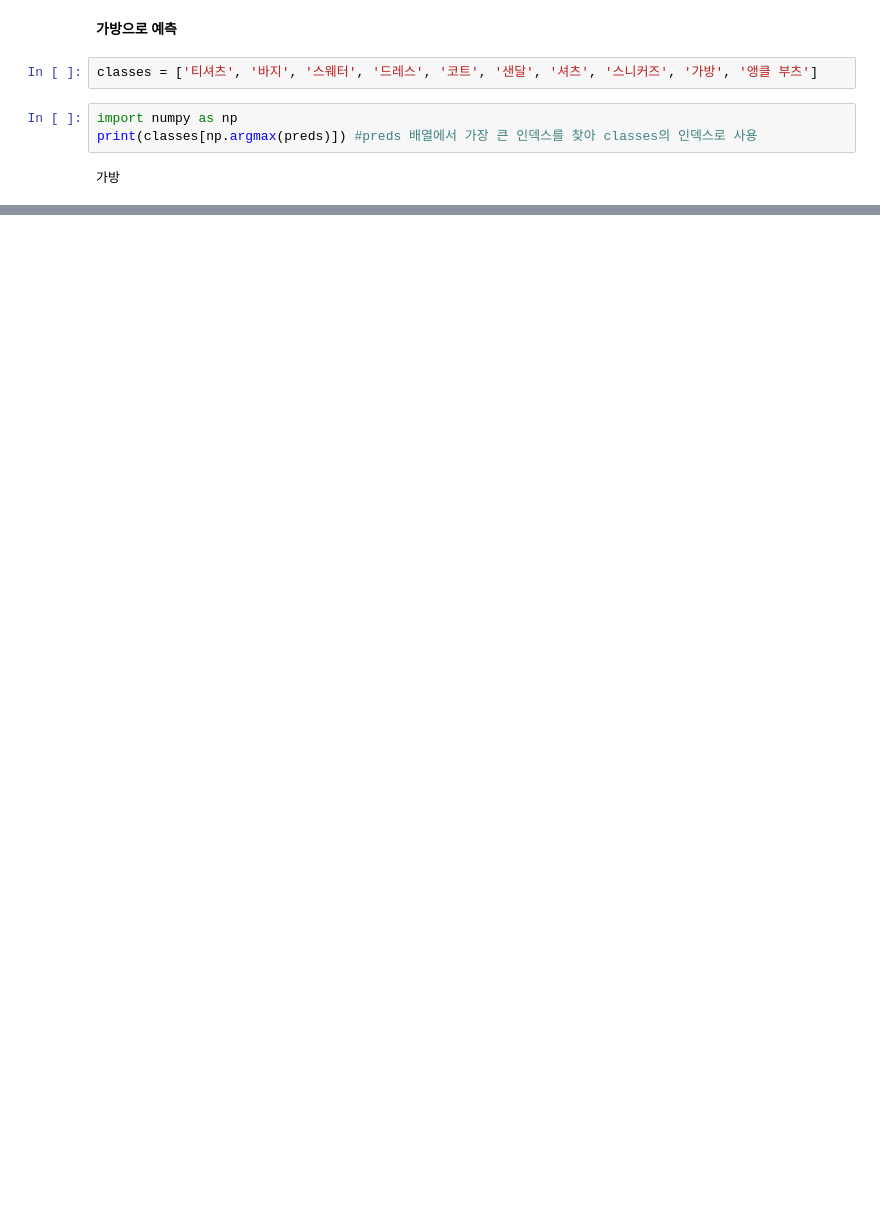
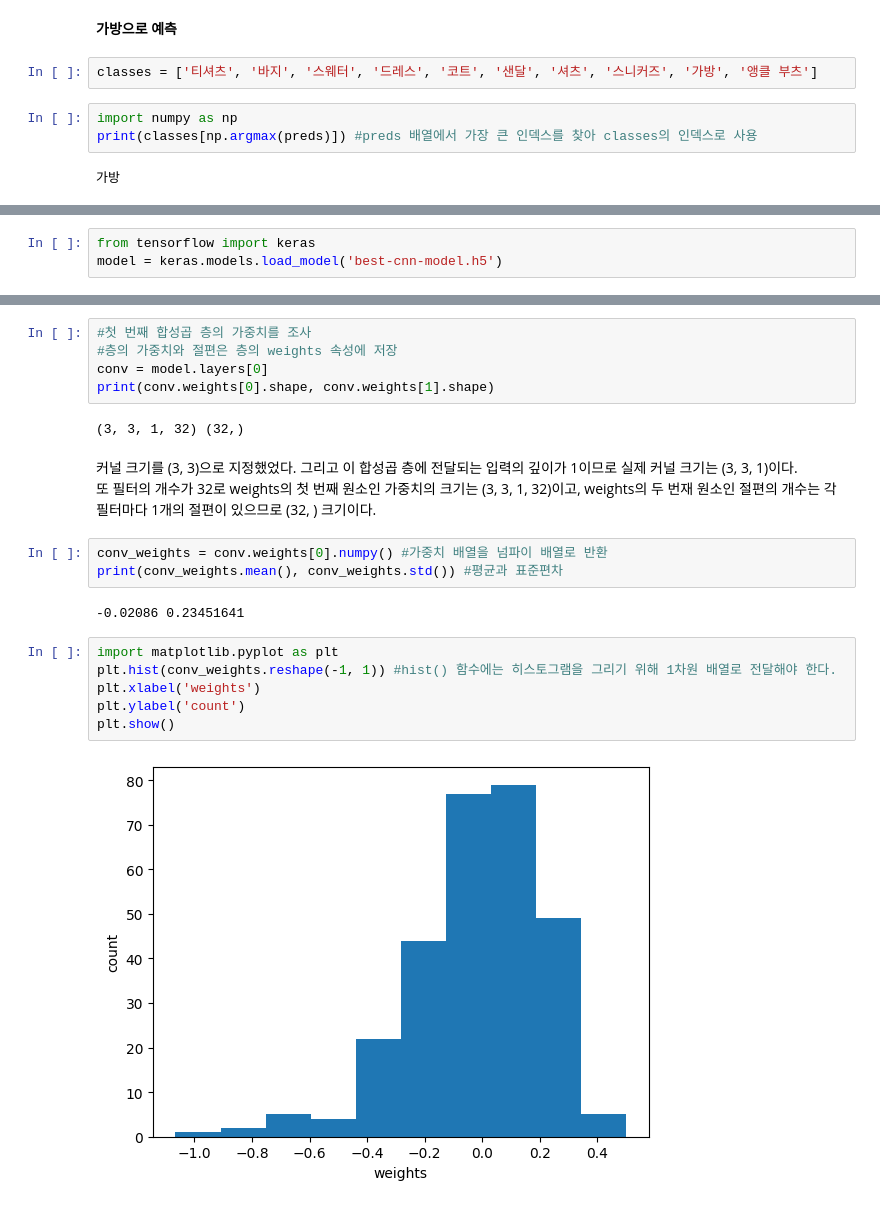
Before and after one commit to Kim-Min-Gyeong/study-mldl, a Jupyter notebook: CNN.ipynb, the cells around one changed output, grey strips where cells are left out. Drawn from its saved outputs; the diff is of its cells as text; blank space fills up the shorter version.

```diff
--- a/CNN.ipynb
+++ b/CNN.ipynb
@@ -158,0 +163,3 @@ model.evaluate(test_scaled, test_target)
+# %%
+from tensorflow import keras
+model = keras.models.load_model('best-cnn-model.h5')
@@ -158,0 +177,23 @@ model.evaluate(test_scaled, test_target)
+# %%
+#첫 번째 합성곱 층의 가중치를 조사
+#층의 가중치와 절편은 층의 weights 속성에 저장
+conv = model.layers[0]
+print(conv.weights[0].shape, conv.weights[1].shape)
+# %% [output]
+(3, 3, 1, 32) (32,)
+# %% [markdown]
+커널 크기를 (3, 3)으로 지정했었다. 그리고 이 합성곱 층에 전달되는 입력의 깊이가 1이므로 실제 커널 크기는 (3, 3, 1)이다. <br>
+또 필터의 개수가 32로 weights의 첫 번째 원소인 가중치의 크기는 (3, 3, 1, 32)이고, weights의 두 번재 원소인 절편의 개수는 각 필터마다 1개의 절편이 있으므로 (32, ) 크기이다.
+# %%
+conv_weights = conv.weights[0].numpy() #가중치 배열을 넘파이 배열로 반환
+print(conv_weights.mean(), conv_weights.std()) #평균과 표준편차
+# %% [output]
+-0.02086 0.23451641
+# %%
+import matplotlib.pyplot as plt
+plt.hist(conv_weights.reshape(-1, 1)) #hist() 함수에는 히스토그램을 그리기 위해 1차원 배열로 전달해야 한다.
+plt.xlabel('weights')
+plt.ylabel('count')
+plt.show()
+# %% [output]
+[figure, added]
```
Also changed, not shown: parts of 35 cells of this notebook.
